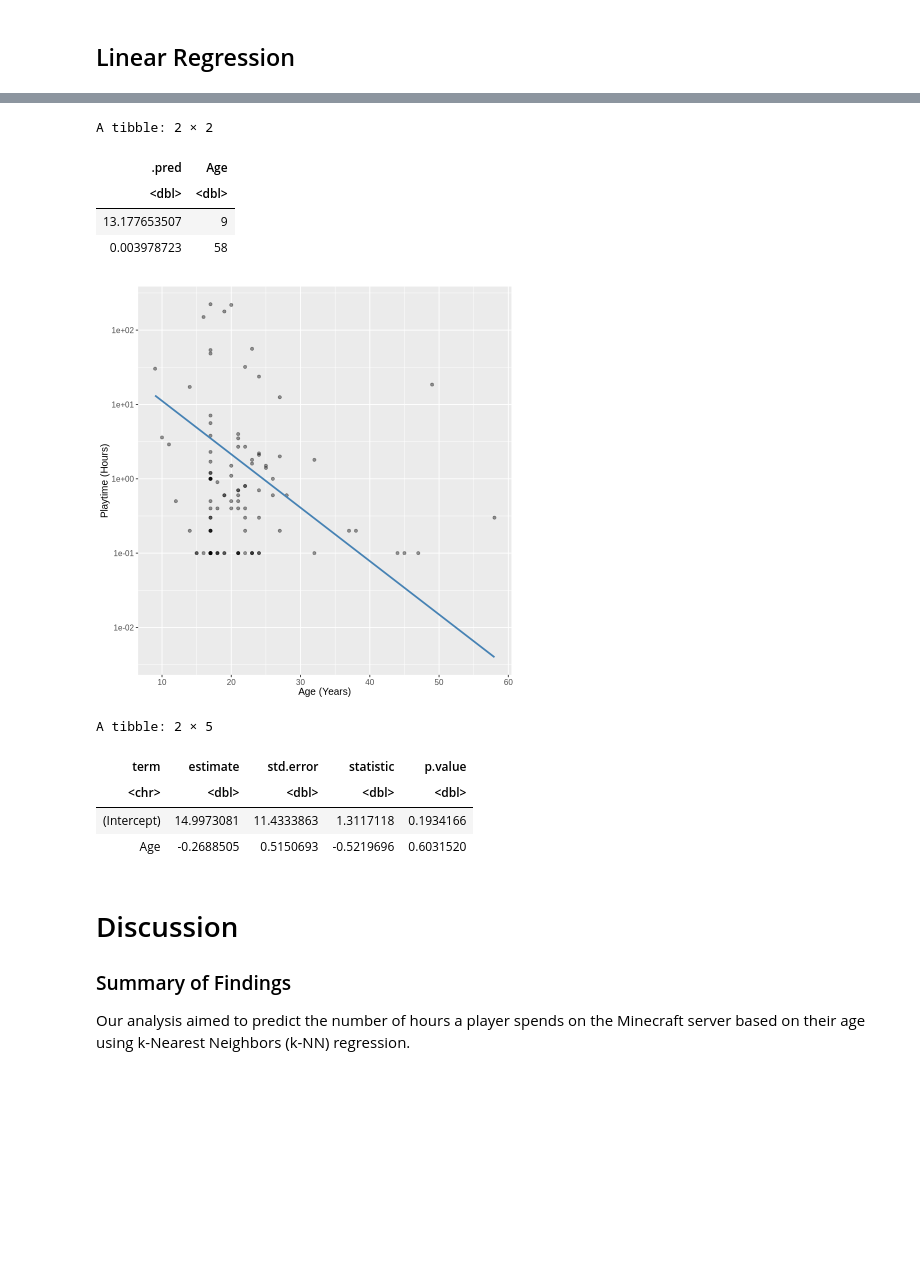
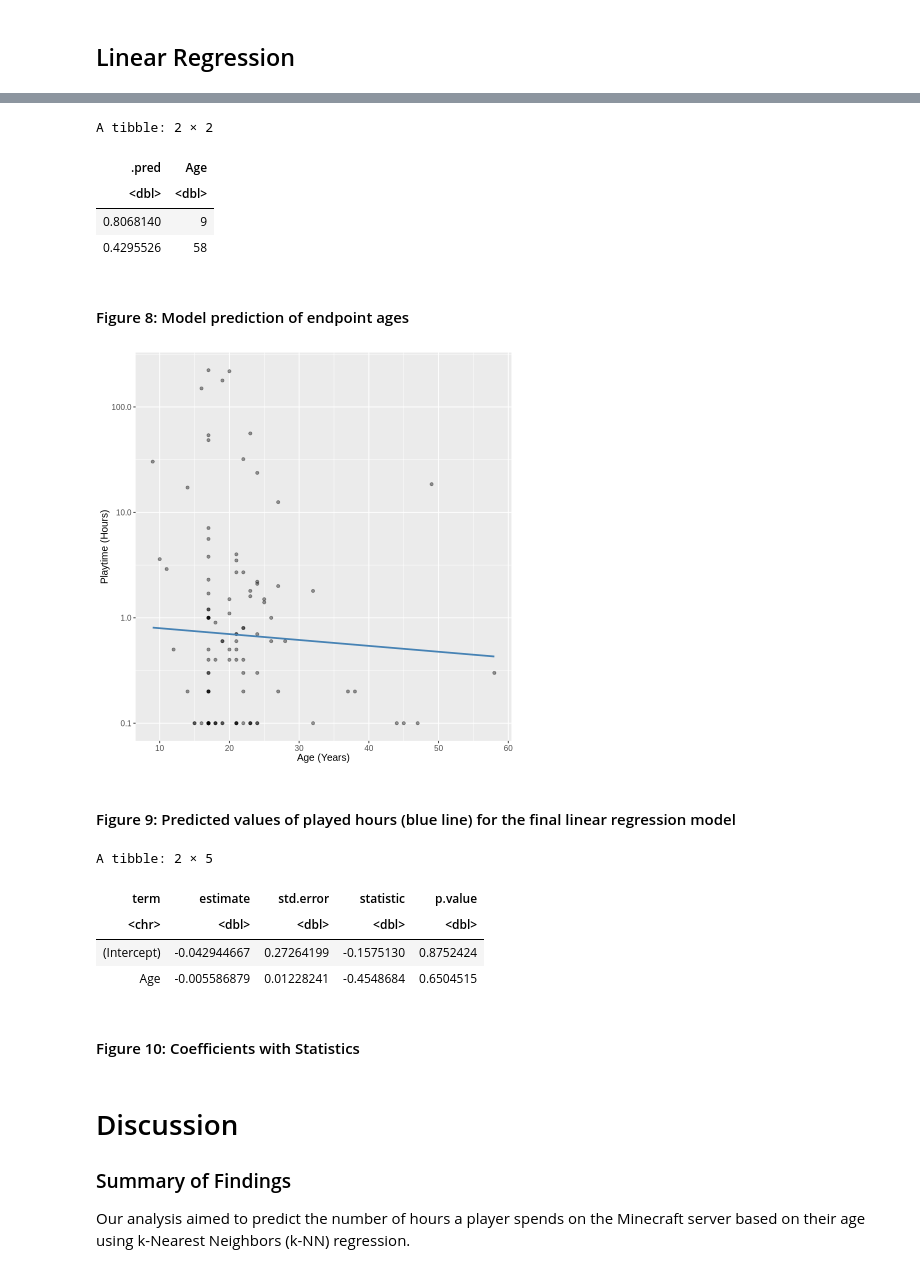
Before and after one commit to Warren-2003/dsci-100-2025w1-group-27, a Jupyter notebook: Project Final Report.ipynb, the cells around one changed output, grey strips where cells are left out. Saved outputs shown, nothing was run; the diff lists cells and outputs as text; code cells hidden in the pictures; blank space fills up the shorter version.

```diff
--- a/Project Final Report.ipynb
+++ b/Project Final Report.ipynb
@@ -216,11 +210,17 @@ players_plot
 # %% [markdown]
 ## Linear Regression
 # %%
+set.seed(11)
+
+players_split <- initial_split(players_wrangled, prop = 0.75, strata = played_hours)
+players_train <- training(players_split) |> mutate(played_hours_log = log10(played_hours))
+players_test <- testing(players_split) |> mutate(played_hours_log = log10(played_hours))
+
 lm_spec <- linear_reg() |>
   set_engine("lm") |>
   set_mode("regression")
 
-lm_recipe <- recipe(played_hours ~ Age, data = players_train)
+lm_recipe <- recipe(played_hours_log ~ Age, data = players_train)
 
 lm_fit <- workflow() |>
   add_recipe(lm_recipe) |>
@@ -261,37 +262,42 @@ A tibble: 3 × 3
 # %%
 played_hours_prediction_grid <- tibble(
     Age = c(
         players_wrangled |> select(Age) |> min(),
         players_wrangled |> select(Age) |> max()
     )
 )
 
 player_preds <- lm_fit |>
   predict(played_hours_prediction_grid) |>
-  bind_cols(played_hours_prediction_grid) |>
-  mutate(.pred = .pred + 0.6)
+  mutate(.pred = 10^(.pred)) |>
+  bind_cols(played_hours_prediction_grid)
 
 player_preds
-
-lm_plot_final <- ggplot(players_wrangled, aes(x = Age, y = played_hours)) +
-  geom_point(alpha = 0.4) +
-  geom_line(data = player_preds,
-            mapping = aes(x = Age, y = .pred),
-            color = "steelblue",
-            linewidth = 1) +
-  xlab("Age (Years)") +
-  ylab("Playtime (Hours)") +
-  scale_y_log10() +
-  theme(text = element_text(size = 12))
-
-lm_plot_final
 # %% [output]
 A tibble: 2 × 2
 | .pred | Age |
 | <dbl> | <dbl> |
-| 13.177653507 | 9 |
-| 0.003978723 | 58 |
+| 0.8068140 | 9 |
+| 0.4295526 | 58 |
-[figure, removed]
+# %% [markdown]
+#### Figure 8: Model prediction of endpoint ages
+# %%
+lm_plot_final <- ggplot(players_wrangled, aes(x = Age, y = played_hours)) +
+  geom_point(alpha = 0.4) +
+  geom_line(data = player_preds,
+            mapping = aes(x = Age, y = .pred),
+            color = "steelblue",
+            linewidth = 1) +
+  xlab("Age (Years)") +
+  ylab("Playtime (Hours)") +
+  scale_y_log10() +
+  theme(text = element_text(size = 12))
+
+lm_plot_final
+# %% [output]
+[figure, added]
+# %% [markdown]
+#### Figure 9: Predicted values of played hours (blue line) for the final linear regression model
 # %%
 coeffs <- lm_fit |>
              extract_fit_parsnip() |>
@@ -302,8 +308,10 @@ coeffs
 A tibble: 2 × 5
 | term | estimate | std.error | statistic | p.value |
 | <chr> | <dbl> | <dbl> | <dbl> | <dbl> |
-| (Intercept) | 14.9973081 | 11.4333863 | 1.3117118 | 0.1934166 |
-| Age | -0.2688505 | 0.5150693 | -0.5219696 | 0.6031520 |
+| (Intercept) | -0.042944667 | 0.27264199 | -0.1575130 | 0.8752424 |
+| Age | -0.005586879 | 0.01228241 | -0.4548684 | 0.6504515 |
+# %% [markdown]
+#### Figure 10: Coefficients with Statistics
 # %% [markdown]
 # Discussion
 
```
Also changed, not shown: parts of 5 cells of this notebook.
